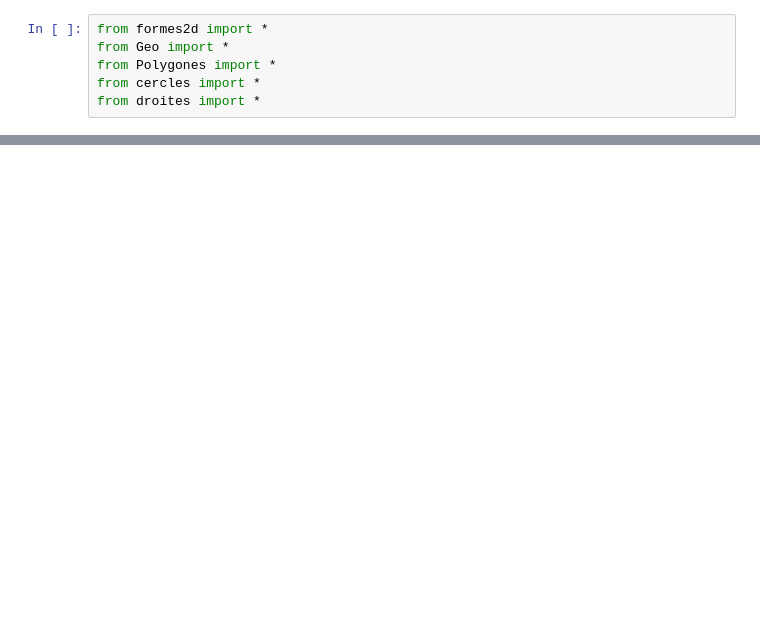
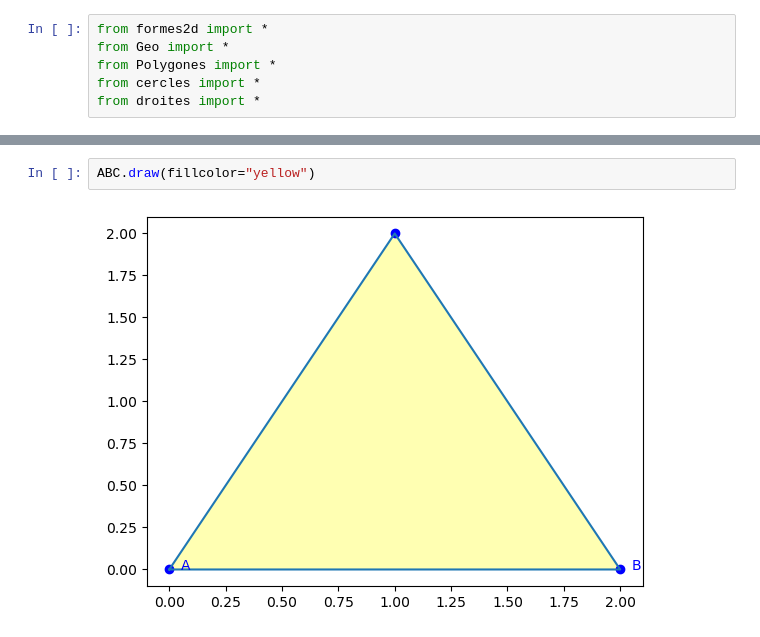
Before and after one commit to mhdeleglise/Formes2D, a Jupyter notebook: tst.ipynb, the cells around one changed output, grey strips where cells are left out. Saved outputs shown, nothing was run; the diff lists cells and outputs as text; blank space fills up the shorter version.

```diff
--- a/tst.ipynb
+++ b/tst.ipynb
@@ -55,0 +32,4 @@ Margins=  (0.05, 0.05)
+# %%
+ABC.draw(fillcolor="yellow")
+# %% [output]
+[figure, added]
```
Also changed, not shown: parts of 7 cells of this notebook, 4 other files.
